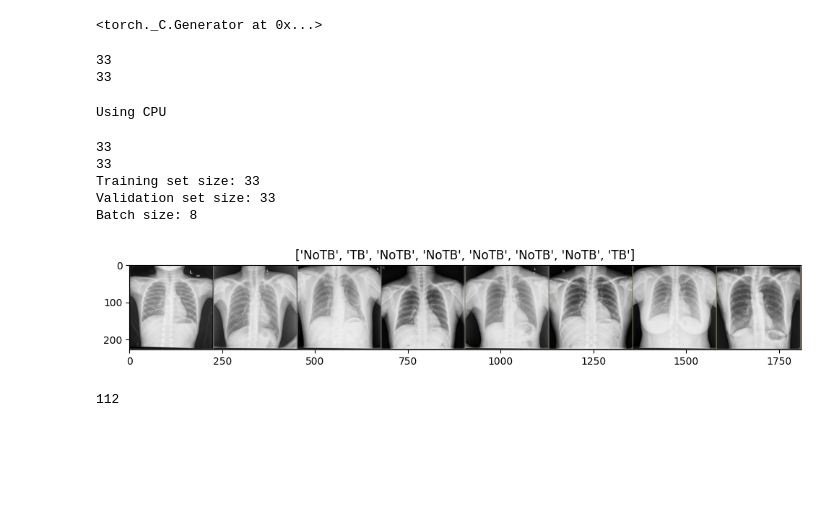
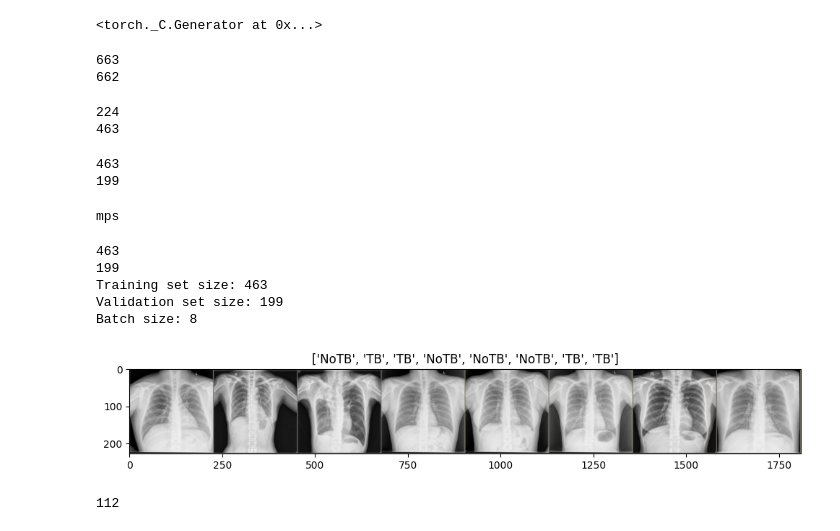
Before and after one commit to Honey1315/Tuberculosis_detection_using_deep_learning_and_CNN, a Jupyter notebook: CNN.ipynb, the cells around one changed output. Saved outputs shown, nothing was run; the diff lists cells and outputs as text; code cells hidden in the pictures; blank space fills up the shorter version.

```diff
--- a/CNN.ipynb
+++ b/CNN.ipynb
@@ -23,26 +24,52 @@ torch.manual_seed(seed)
 # %% [output]
 <torch._C.Generator at 0x...>
 # %%
-data_directory = 'C:\Programming\python\Tuberculosis_detection_using_deep_learning_and_CNN\Tuberculosis_dataset\ChinaSet_AllFiles\ChinaSet_AllFiles\CXR_png'
+from dotenv import load_dotenv
+
+# Load environment variables from .env file
+load_dotenv()
+
+data_directory = os.getenv("DATASET1")
+# data_directory = 'C:\Programming\python\Tuberculosis_detection_using_deep_learning_and_CNN\Tuberculosis_dataset\ChinaSet_AllFiles\ChinaSet_AllFiles\CXR_png'
 # print(data_directory)
 
 #Loading from all_files in data_directory
 #Data loader we will define as batch size 8 and number of workers as 4
 all_files = os.listdir(data_directory)
-del(all_files[len(all_files) - 1])
+print(len(all_files))
+all_files = [f for f in all_files if f.endswith('.png') and f[-5] in ['0', '1']]
+print(len(all_files))
+# del(all_files[len(all_files) - 1])
+# print(all_files[len(all_files) - 1])
+# %% [output]
+663
+662
 # %%
 all_files = np.array(all_files)
 #singlechannel_files = np.array(singlechannel_files)
 np.random.shuffle(all_files)
 
-train_files = all_files[:round(0.05*all_files.shape[0])]
-test_files = all_files[round(0.95*all_files.shape[0]):]
+train_files = all_files[:round(0.7*all_files.shape[0])]
+test_files = all_files[round(0.7*all_files.shape[0]):]
+# print(all_files[0])
+# print(all_files[0][-5])
+
+count = 0
+for i in train_files:
+    if(i[-5] == '0'):
+        count += 1
+
+print(count)
+print(len(train_files))
+# %% [output]
+224
+463
 # %%
 print(len(train_files))
 print(len(test_files))
 # %% [output]
-33
-33
+463
+199
 # %%
 categories = {'0':0,'1':0}
 for file in test_files:
@@ -53,7 +80,9 @@ for file in test_files:
 data_transforms = transforms.Compose([ transforms.ToTensor()])
 # %%
 device = None
-if torch.xpu.is_available():
+if torch.backends.mps.is_available():
+    device = torch.device('mps')
+elif torch.xpu.is_available():
     device = torch.device("xpu")
     print("Using Intel GPU")
 elif torch.cuda.is_available():
@@ -62,9 +91,9 @@ elif torch.cuda.is_available():
 else:
     device = torch.device("cpu")
     print("Using CPU")
-# print(device)
+print(device)
 # %% [output]
-Using CPU
+mps
 # %%
 # import os
 # import numpy as np
@@ -121,7 +150,7 @@ class CNNDataLayer(data.Dataset):
 # Get all file names and split into train and test
 all_files = [f for f in os.listdir(data_directory) if f.endswith('.png')]
 np.random.shuffle(all_files)
-split = int(0.8 * len(all_files))
+split = int(0.7 * len(all_files))
 # train_files = all_files[:split]
 # test_files = all_files[split:]
 print(len(train_files))
@@ -152,38 +181,38 @@ class_names = ['NoTB', 'TB']
 # device = torch.device("cuda:0" if torch.cuda.is_available() else "cpu")
 
 print(f"Training set size: {dataset_sizes['train']}")
 print(f"Validation set size: {dataset_sizes['val']}")
 print(f"Batch size: {dataloaders['train'].batch_size}")
 
 # Function to show image
 def imshow(inp, title=None):
     inp = inp.numpy().transpose((1, 2, 0))
     mean = np.array([0.485, 0.456, 0.406])
     std = np.array([0.229, 0.224, 0.225])
     inp = std * inp + mean
     inp = np.clip(inp, 0, 1)
     plt.imshow(inp)
     if title is not None:
         plt.title(title)
     plt.pause(0.001)  # pause a bit so that plots are updated
 
 # Get a batch of training data
 inputs, classes = next(iter(dataloaders['train']))
 
 # Make a grid from batch
 out = torchvision.utils.make_grid(inputs)
 
 # Show images
 plt.figure(figsize=(12, 6))
 imshow(out, title=[class_names[int(x.item())] for x in classes])
 plt.show()
 # %% [output]
-33
-33
-Training set size: 33
-Validation set size: 33
+463
+199
+Training set size: 463
+Validation set size: 199
 Batch size: 8
-[figure, old version]
+[figure, new version]
 # %%
 def outputSize(in_size, kernel_size, stride, padding):
 
```
Also changed, not shown: parts of 8 cells of this notebook, 1 other file.
